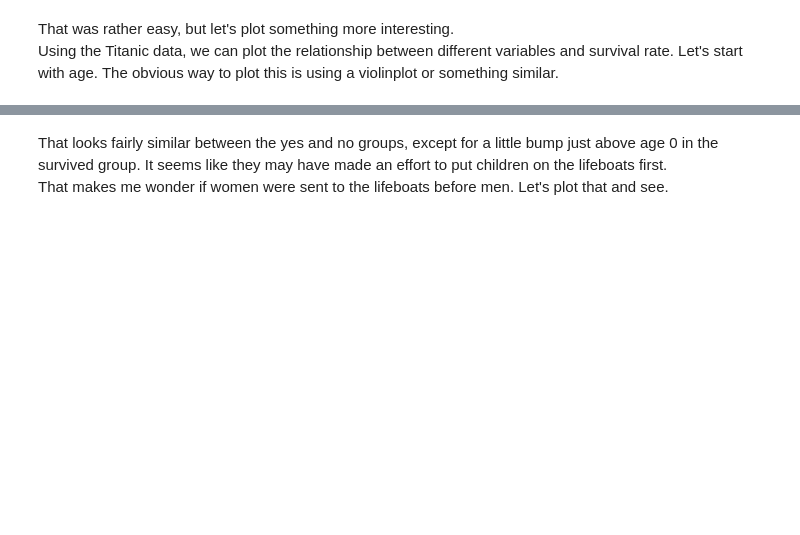
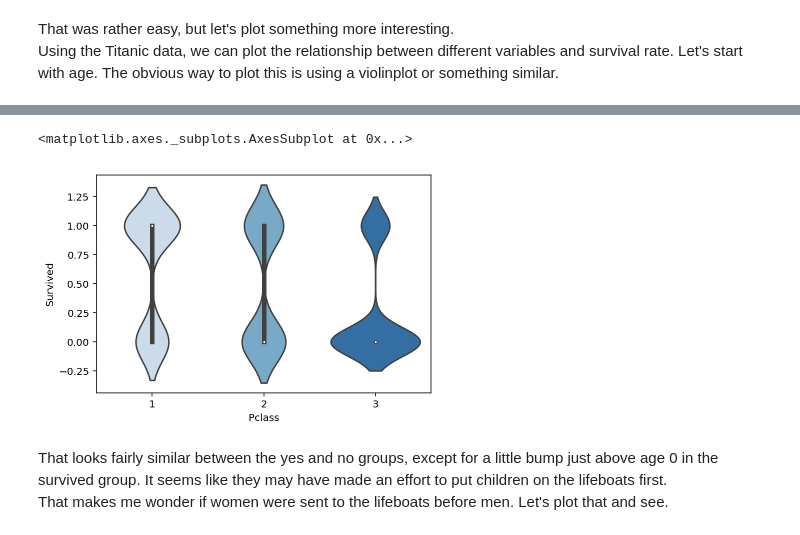
Before and after one commit to mpi-python/mpi-python-intro, a Jupyter notebook: Session4/Session4.ipynb, the cells around one changed output, grey strips where cells are left out. Drawn from its saved outputs; the diff is of its cells as text; code cells hidden in the pictures; blank space fills up the shorter version.

```diff
--- a/Session4/Session4.ipynb
+++ b/Session4/Session4.ipynb
@@ -242,3 +443,8 @@ sns.violinplot(x='Survived', y='Age', data=titanic)
+# %%
+sns.violinplot(x='Pclass', y='Survived', data=titanic, palette = 'Blues')
+# %% [output]
+<matplotlib.axes._subplots.AxesSubplot at 0x...>
+[figure, added]
 # %% [markdown]
 That looks fairly similar between the yes and no groups, except for a little bump just above age 0 in the survived group. It seems like they may have made an effort to put children on the lifeboats first.
 That makes me wonder if women were sent to the lifeboats before men. Let's plot that and see.
```
Also changed, not shown: parts of 32 cells of this notebook, 2 other files.
